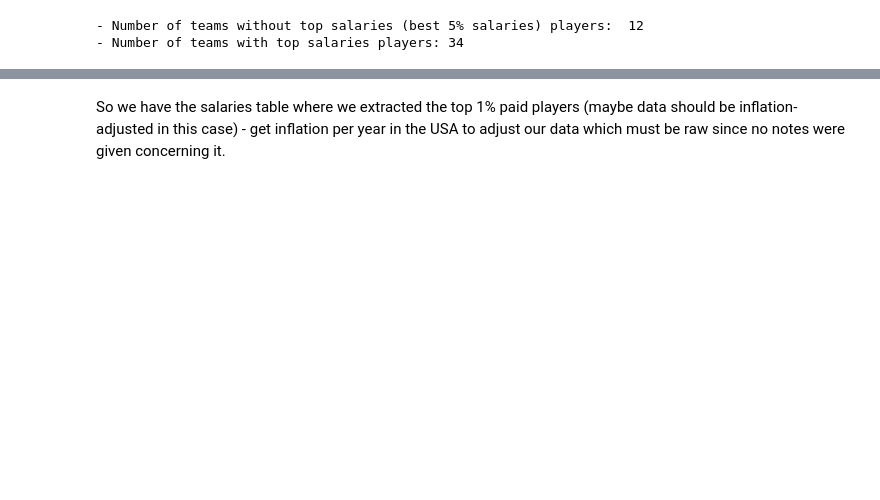
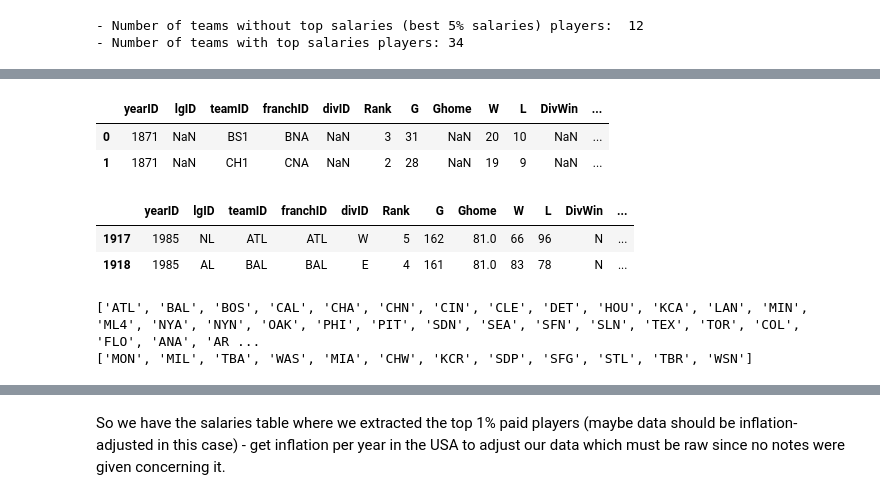
Before and after one commit to bcg0006/udc, a Jupyter notebook: baseball_data_analysis.ipynb, the cells around one changed output, grey strips where cells are left out. Saved outputs shown, nothing was run; the diff lists cells and outputs as text; code cells hidden in the pictures; blank space fills up the shorter version.

```diff
--- a/baseball_data_analysis.ipynb
+++ b/baseball_data_analysis.ipynb
@@ -26,6 +26,9 @@ import seaborn as sns
 
 # Graphics inline
 %matplotlib inline
+
+pd.set_option('display.max_columns', None)
+pd.set_option('display.max_rows', None)
 # %% [markdown]
 ### Importing the datasets of interest
 
@@ -202,0 +271,6 @@ print "- Number of teams with top salaries players:", len(teams_top_salaries)
+# %%
+teams.head(2)
+# %% [output]
+|  | yearID | lgID | teamID | franchID | divID | Rank | G | Ghome | W | L | DivWin | ... |
+| 0 | 1871 | NaN | BS1 | BNA | NaN | 3 | 31 | NaN | 20 | 10 | NaN | ... |
+| 1 | 1871 | NaN | CH1 | CNA | NaN | 2 | 28 | NaN | 19 | 9 | NaN | ... |
@@ -202,0 +281,6 @@ print "- Number of teams with top salaries players:", len(teams_top_salaries)
+# %%
+teams_1985_2016.head(2)
+# %% [output]
+|  | yearID | lgID | teamID | franchID | divID | Rank | G | Ghome | W | L | DivWin | ... |
+| 1917 | 1985 | NL | ATL | ATL | W | 5 | 162 | 81.0 | 66 | 96 | N | ... |
+| 1918 | 1985 | AL | BAL | BAL | E | 4 | 161 | 81.0 | 83 | 78 | N | ... |
@@ -202,0 +289,6 @@ print "- Number of teams with top salaries players:", len(teams_top_salaries)
+# %%
+print teams_top_salaries
+print teams_no_top_salaries
+# %% [output]
+['ATL', 'BAL', 'BOS', 'CAL', 'CHA', 'CHN', 'CIN', 'CLE', 'DET', 'HOU', 'KCA', 'LAN', 'MIN', 'ML4', 'NYA', 'NYN', 'OAK', 'PHI', 'PIT', 'SDN', 'SEA', 'SFN', 'SLN', 'TEX', 'TOR', 'COL', 'FLO', 'ANA', 'AR ...
+['MON', 'MIL', 'TBA', 'WAS', 'MIA', 'CHW', 'KCR', 'SDP', 'SFG', 'STL', 'TBR', 'WSN']
```
Also changed, not shown: parts of 28 cells of this notebook.
